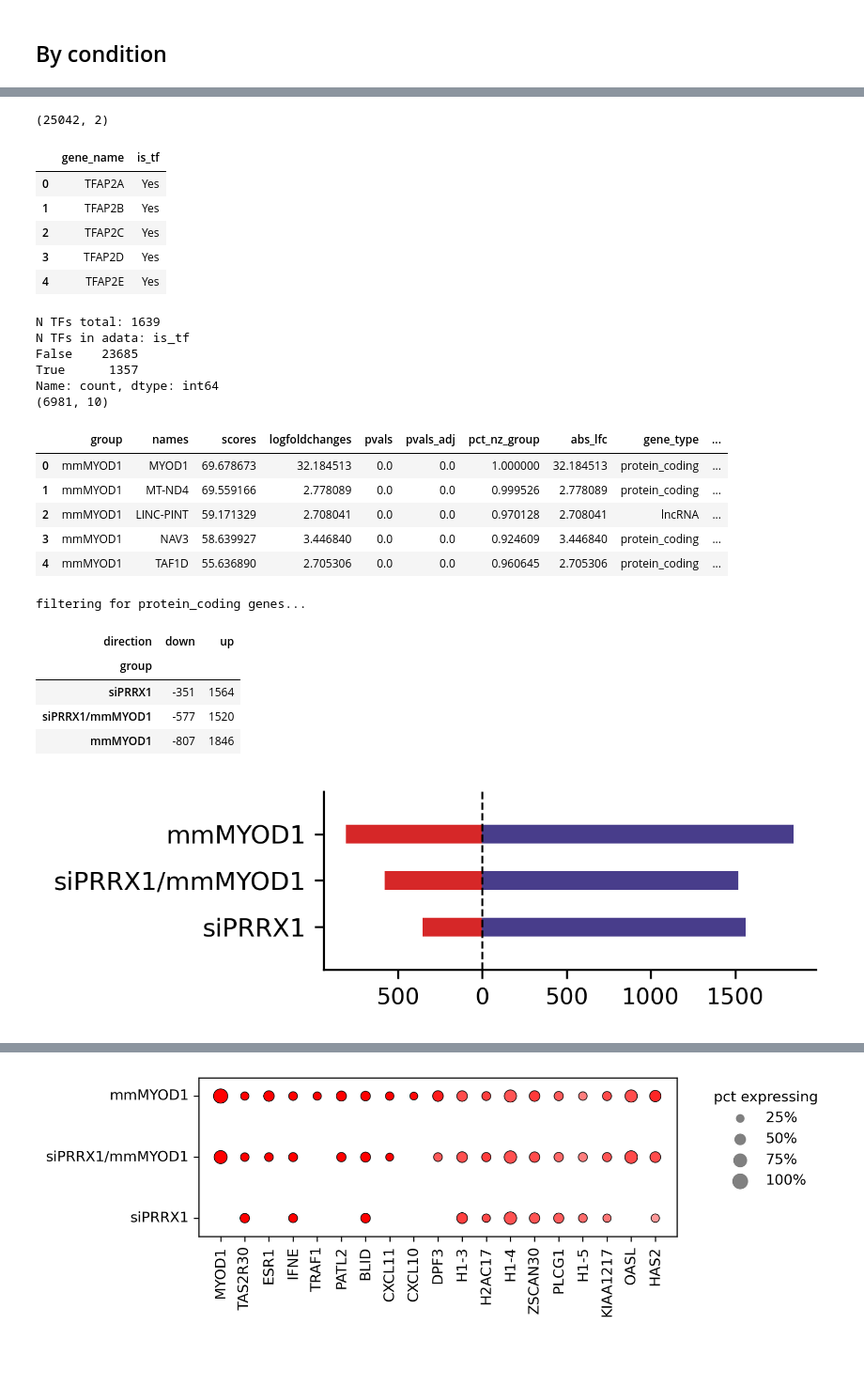
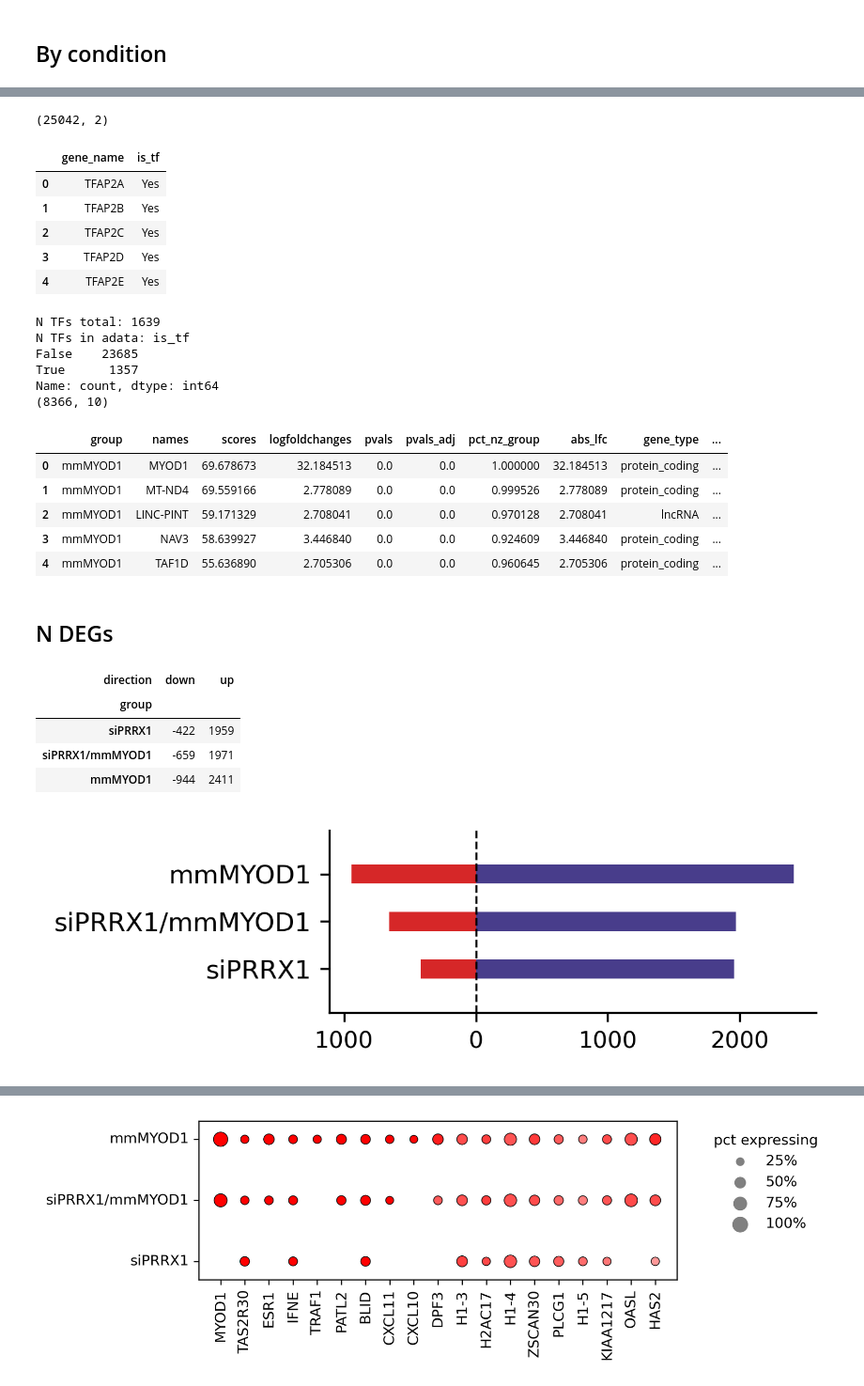
Before and after one commit to jrcwycy/Hybrid, a Jupyter notebook: notebooks/dge/DGE.ipynb, the cells around one changed output, grey strips where cells are left out. Shown at 94% size. Cells and saved outputs as stored; diff of their text form; code cells hidden in the pictures; blank space fills up the shorter version.

```diff
--- a/notebooks/dge/DGE.ipynb
+++ b/notebooks/dge/DGE.ipynb
@@ -45,4 +46,19 @@ AnnData object with n_obs × n_vars = 15950 × 25042
     layers: 'log_norm', 'raw_counts'
     obsp: 'connectivities', 'distances'
 # %%
-adata.uns['pooled_condition_colors']
+# adata.uns['pooled_condition_colors']
+
+# update colors
+
+categories = adata.obs['pooled_condition'].cat.categories.tolist()
+
+# Define your new colors
+colors = {
+    'Control': '#D3D4D8',
+    'mmMYOD1': '#C52E19',
+    'siPRRX1/mmMYOD1': '#FBA72A',
+    'siPRRX1': '#5785C1'
+}
+
+# Map colors to the categorical order
+adata.uns['pooled_condition_colors'] = [colors[cat] for cat in categories]
@@ -119,7 +133,7 @@ deg = sc.get.rank_genes_groups_df(
     key=deg_key,
 )
 
-sig = get_significant_DEGs(deg, pct_nz_thresh=0.3)
+sig = get_significant_DEGs(deg, pct_nz_thresh=0.25)
 sig.head()
 # %% [output]
 Filtering for significant DEGs (adjusted p-value < 0.05, logfoldchange > 0.5)...
@@ -173,13 +187,15 @@ N TFs in adata: is_tf
 False    23685
 True      1357
 Name: count, dtype: int64
-(6981, 10)
+(8366, 10)
 |  | group | names | scores | logfoldchanges | pvals | pvals_adj | pct_nz_group | abs_lfc | gene_type | ... |
 | 0 | mmMYOD1 | MYOD1 | 69.678673 | 32.184513 | 0.0 | 0.0 | 1.000000 | 32.184513 | protein_coding | ... |
 | 1 | mmMYOD1 | MT-ND4 | 69.559166 | 2.778089 | 0.0 | 0.0 | 0.999526 | 2.778089 | protein_coding | ... |
 | 2 | mmMYOD1 | LINC-PINT | 59.171329 | 2.708041 | 0.0 | 0.0 | 0.970128 | 2.708041 | lncRNA | ... |
 | 3 | mmMYOD1 | NAV3 | 58.639927 | 3.446840 | 0.0 | 0.0 | 0.924609 | 3.446840 | protein_coding | ... |
 | 4 | mmMYOD1 | TAF1D | 55.636890 | 2.705306 | 0.0 | 0.0 | 0.960645 | 2.705306 | protein_coding | ... |
+# %% [markdown]
+## N DEGs
 # %%
 ### How many DEGs?
 
@@ -189,7 +205,7 @@ tmp['direction'] = tmp['logfoldchanges'].apply(lambda x: 'up' if x > 0 else 'dow
 
 
 # filter for gene types of interest
-gene_type = 'protein_coding'
+gene_type = 'all'
 
 if gene_type != 'all':
     tmp = tmp[tmp['gene_type'] == gene_type]
@@ -205,35 +221,34 @@ plot_df = plot_df.reindex(plot_order)
 display(plot_df)
 
 # plot
 plt.rcParams['figure.dpi'] = 300
 plt.rcParams['figure.figsize'] = 4.5, 1.5
 fig, ax = plt.subplots()
 
 bar_width = 0.4
 
 ax.barh(plot_df.index, plot_df['up'], color='darkslateblue', label='Up', height=bar_width)
 ax.barh(plot_df.index, plot_df['down'], color='tab:red', label='Down', height=bar_width)
 
 ax.axvline(0, color='k', linewidth=0.8, ls='--')
 
 ax.set_xlabel("")
 ax.set_ylabel("")
 
 ax.set_yticks(range(len(plot_df.index)))
 ax.set_yticklabels(plot_order)
 ax.margins(y=0.3)
 
 ax.xaxis.set_major_formatter(mtick.FuncFormatter(lambda x, _: int(abs(x))))
 ax.tick_params(axis='x', labelsize=9)
 
 sns.despine()
 plt.tight_layout()
 plt.show()
 # %% [output]
-filtering for protein_coding genes...
 | direction | down | up |
 | group |  |  |
-| siPRRX1 | -351 | 1564 |
-| siPRRX1/mmMYOD1 | -577 | 1520 |
-| mmMYOD1 | -807 | 1846 |
+| siPRRX1 | -422 | 1959 |
+| siPRRX1/mmMYOD1 | -659 | 1971 |
+| mmMYOD1 | -944 | 2411 |
-[figure, old version]
+[figure, new version]
```
Also changed, not shown: parts of 16 cells of this notebook, 7 other files.
